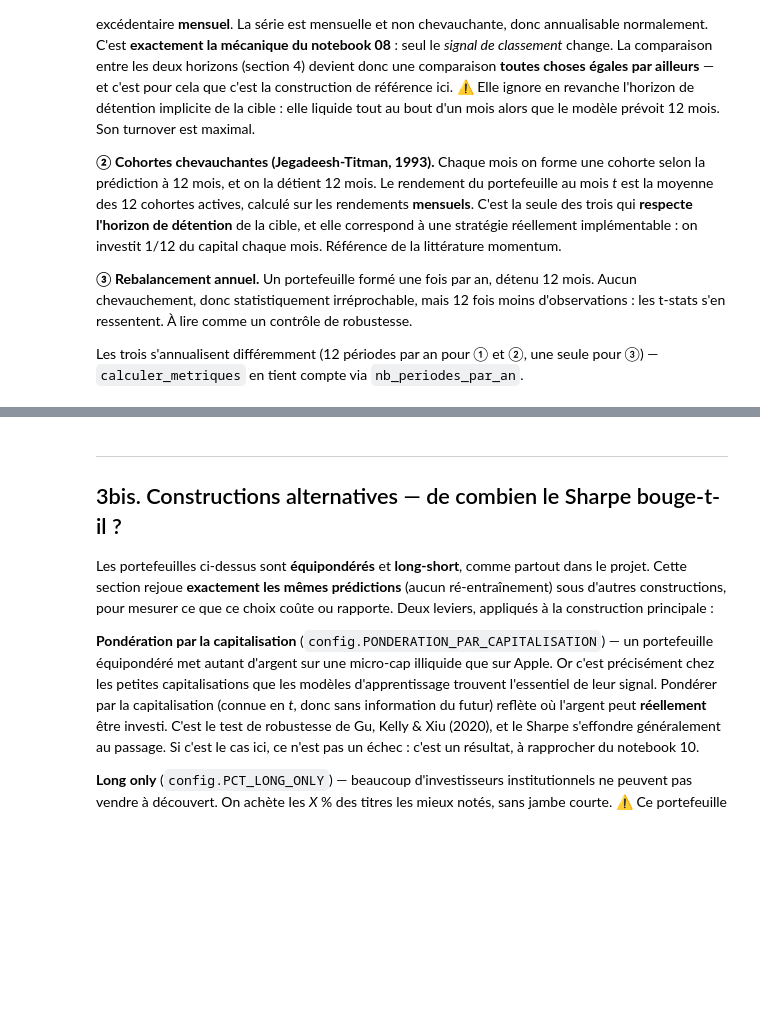
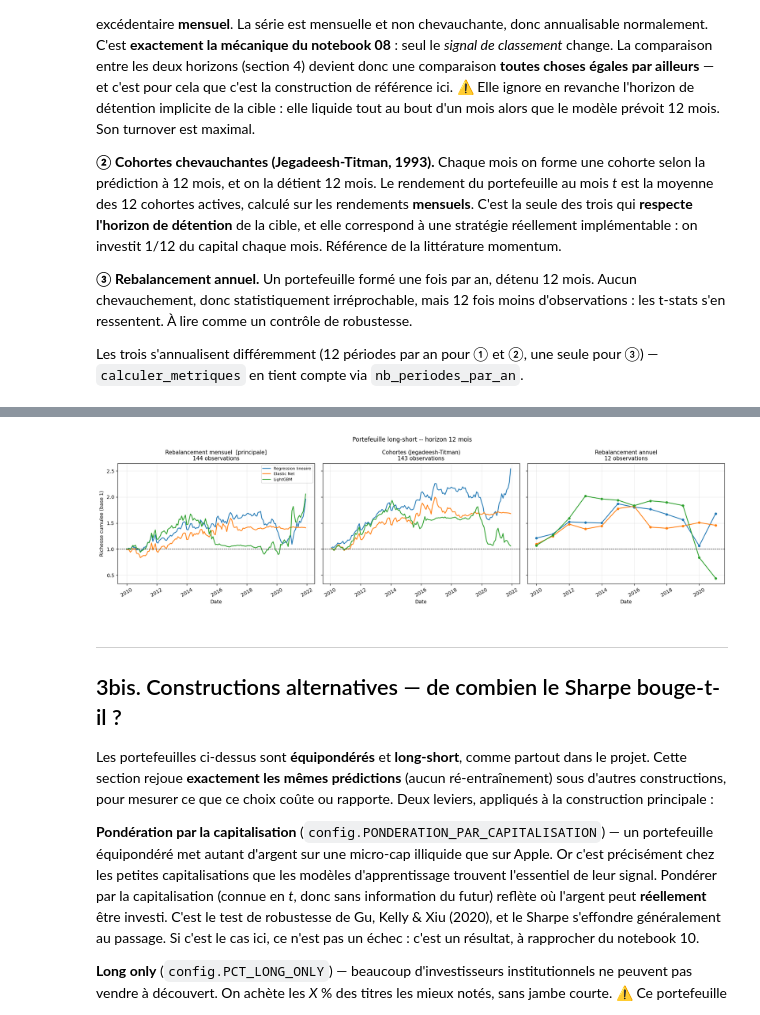
Before and after one commit to AlessioNo/Memoire, a Jupyter notebook: notebooks/11_horizon_12_mois.ipynb, the cells around one changed output, grey strips where cells are left out. Saved outputs shown, nothing was run; the diff lists cells and outputs as text; code cells hidden in the pictures; blank space fills up the shorter version.

```diff
--- a/notebooks/11_horizon_12_mois.ipynb
+++ b/notebooks/11_horizon_12_mois.ipynb
@@ -385,29 +438,37 @@ plt.show()
 # %%
-# Richesse cumulee : seules les constructions produisant une serie MENSUELLE continue
-# ('mensuel' et 'cohortes') s'y pretent. Le rebalancement annuel n'a qu'une observation par
-# an : sa courbe ne serait pas comparable aux deux autres.
-mensuelles = [c for c in CONSTRUCTIONS if c in ('mensuel', 'cohortes')]
+# Richesse cumulee des trois constructions, base 1, sur echelle verticale commune.
+TAILLE_FIGURE_RICHESSE = (18, 5)
 
-fig, axes = plt.subplots(1, len(mensuelles), figsize=(6.5 * len(mensuelles), 5),
+fig, axes = plt.subplots(1, len(CONSTRUCTIONS), figsize=TAILLE_FIGURE_RICHESSE,
                          squeeze=False, sharey=True)
 axes = axes[0]
 
-for ax, construction in zip(axes, mensuelles):
+for ax, construction in zip(axes, CONSTRUCTIONS):
+    # ⚠️ 'annuel' n'a qu'une observation tous les HORIZON mois : on marque les points pour
+    # que la nature discrete de la serie reste visible et ne se confonde pas avec une
+    # courbe mensuelle continue.
+    marqueur = 'o' if construction == 'annuel' else None
     for modele in MODELES:
         serie = resultats_p[construction][modele]['rendement_long_short'].dropna()
         dates = pd.to_datetime(serie.index.astype(str), format='%Y%m')
-        ax.plot(dates, (1 + serie).cumprod().values, label=modele, linewidth=1.6)
+        ax.plot(dates, (1 + serie).cumprod().values, label=modele,
+                linewidth=1.6, marker=marqueur, markersize=4)
     ax.axhline(1, color='black', linewidth=0.8, linestyle='--')
     ax.set_xlabel("Date")
     titre = LIBELLES[construction]
     if construction == PRINCIPALE:
         titre += "  [principale]"
+    n_obs = len(resultats_p[construction][MODELES[0]]['rendement_long_short'].dropna())
+    titre += f"\n{n_obs} observations"
     ax.set_title(titre, fontsize=11)
     ax.grid(alpha=0.25)
+    ax.tick_params(axis='x', rotation=30)
 
 axes[0].set_ylabel("Richesse cumulee (base 1)")
 axes[0].legend(fontsize=8)
 fig.suptitle(f"Portefeuille long-short -- horizon {HORIZON} mois", fontsize=12)
 plt.tight_layout()
 plt.savefig(config.OUTPUTS_DIR / f"horizon_h{HORIZON}_richesse_cumulee.png", dpi=150)
 plt.show()
+# %% [output]
+[figure, added]
```
Also changed, not shown: parts of 17 cells of this notebook, 2 other files.
